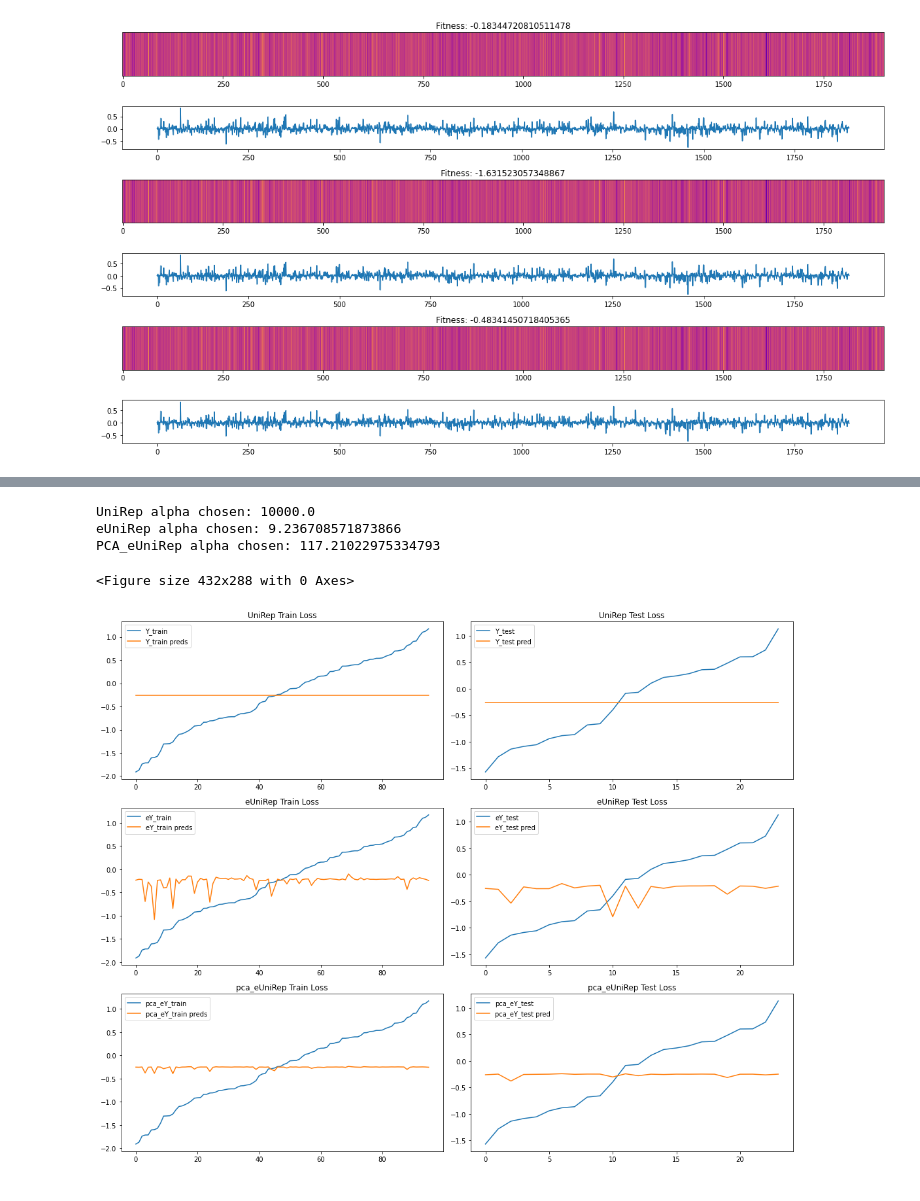
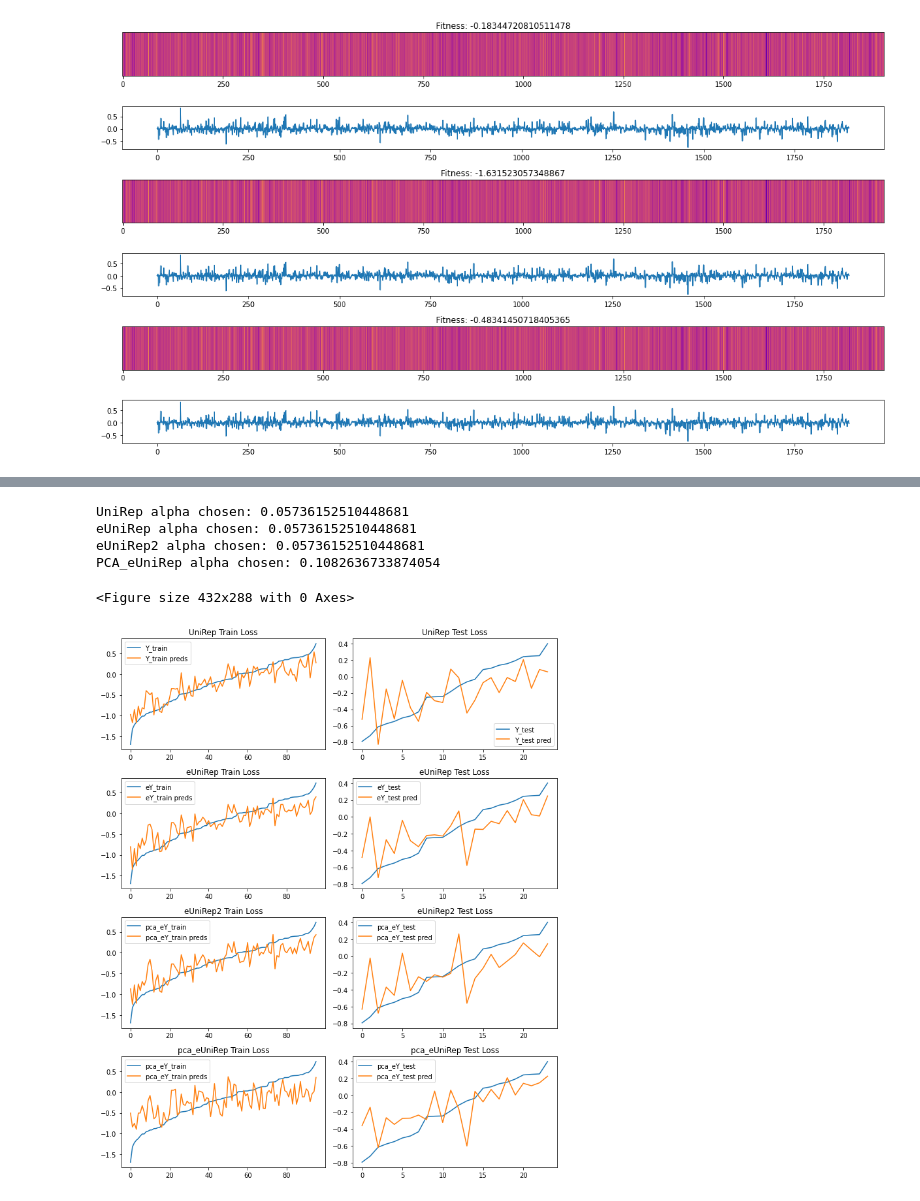
Before and after one commit to ivanjayapurna/low-n-protein-engineering, a Jupyter notebook: top_and_DE/2MS2_data_exploration.ipynb, the cells around one changed output, grey strips where cells are left out. Drawn from its saved outputs; the diff is of its cells as text; code cells hidden in the pictures.

```diff
--- a/top_and_DE/2MS2_data_exploration.ipynb
+++ b/top_and_DE/2MS2_data_exploration.ipynb
@@ -690,6 +689,6 @@ sns.scatterplot(
 # %%
 # How many PCA's do we need to keep to get >90% variance kept?
-N_COMPS=20
+N_COMPS=5
 
 # UNIREP:
 pca_N = PCA(n_components=N_COMPS)
@@ -884,9 +885,8 @@ plt.show()
 from sklearn.model_selection import train_test_split, KFold
 from sklearn.linear_model import RidgeCV
 # %%
-# turn ePCA_24 into a dataframe for use as X for top model training
-"""
-pca_eX_df = pd.DataFrame(epca_result_N, columns = [ 'pca' + str(j) for j in range(1, epca_result_N.shape[1] + 1) ])
+# turn ePCA_5 into a dataframe for use as X for top model training
+
+pca_eX_df = pd.DataFrame(epca_double_result_N, columns = [ 'pca' + str(j) for j in range(1, epca_double_result_N.shape[1] + 1) ])
 pca_eX_df.head()
-"""
 # %% [output]
@@ -894,32 +899,30 @@ pca_eX_df.head()
 # %%
 # randomly select subset of sequence as input data
 np.random.seed(42)
-rndperm = np.random.permutation(unirep_df.shape[0])
+rndperm = np.random.permutation(unirep_double_df.shape[0])
 
 # number of sequences per batch
 BATCH_SIZE = 120
 
-X = unirep_df.loc[rndperm[0:BATCH_SIZE], feat_cols]
+X = unirep_double_df.loc[rndperm[0:BATCH_SIZE], feat_cols]
+eX = eunirep_double_df.loc[rndperm[0:BATCH_SIZE], feat_cols]
+eX2 = eunirep2_double_df.loc[rndperm[0:BATCH_SIZE], feat_cols]
+pca_eX = pca_eX_df.loc[rndperm[0:BATCH_SIZE]]
 
-eX = eunirep_df.loc[rndperm[0:BATCH_SIZE], feat_cols]
-#pca_eX = pca_eX_df.loc[rndperm[0:BATCH_SIZE]] # UNCOMMENT THIS TO GET PCA PLOT BACK
-pca_eX = eunirep2_df.loc[rndperm[0:BATCH_SIZE], feat_cols] # TEMPORARILY PUT EUNIREP2 WHERE PCA SHOULD BE AS WAS TOO LAZY TO UPDATE PLOTTING.
-
-Y = unirep_df.loc[rndperm[0:BATCH_SIZE], "fitness"]
+Y = unirep_double_df.loc[rndperm[0:BATCH_SIZE], "fitness"]
 
 # train-test split for both
 X_train, X_test, Y_train, Y_test = train_test_split(X, Y, test_size=0.2, random_state=42)
-
 eX_train, eX_test, eY_train, eY_test = train_test_split(eX, Y, test_size=0.2, random_state=42)
+eX2_train, eX2_test, eY2_train, eY2_test = train_test_split(eX2, Y, test_size=0.2, random_state=42)
 pca_eX_train, pca_eX_test, pca_eY_train, pca_eY_test = train_test_split(pca_eX, Y, test_size=0.2, random_state=42)
-
 
 # ridge regression model setup
 kfold = KFold(n_splits=10, random_state=42, shuffle=True)
 
 model = RidgeCV(alphas=np.logspace(-4,4,30), cv=kfold)
-
 emodel = RidgeCV(alphas=np.logspace(-4,4,30), cv=kfold)
+emodel2 = RidgeCV(alphas=np.logspace(-4,4,30), cv=kfold)
 pca_emodel = RidgeCV(alphas=np.logspace(-4,4,30), cv=kfold)
 
 # UNCOMMENT THIS TO SEE ALL THE ALPHAS TESTED
@@ -931,15 +934,18 @@ model.fit(X_train, Y_train)
 print('UniRep alpha chosen:', str(model.alpha_))
 emodel.fit(eX_train, eY_train)
 print('eUniRep alpha chosen:', str(emodel.alpha_))
+emodel2.fit(eX2_train, eY2_train)
+print('eUniRep2 alpha chosen:', str(emodel2.alpha_))
 pca_emodel.fit(pca_eX_train, pca_eY_train)
 print('PCA_eUniRep alpha chosen:', str(pca_emodel.alpha_))
-
 
 # predict fitness to get train and test losses
 Y_train_preds = model.predict(X_train)
 Y_test_preds = model.predict(X_test)
 eY_train_preds = emodel.predict(eX_train)
 eY_test_preds = emodel.predict(eX_test)
+eY2_train_preds = emodel2.predict(eX2_train)
+eY2_test_preds = emodel2.predict(eX2_test)
 pca_eY_train_preds = pca_emodel.predict(pca_eX_train)
 pca_eY_test_preds = pca_emodel.predict(pca_eX_test)
 
@@ -947,50 +953,63 @@ train_loss = np.linalg.norm(Y_train_preds - Y_train)
 test_loss = np.linalg.norm(Y_test_preds - Y_test)
 etrain_loss = np.linalg.norm(eY_train_preds - eY_train)
 etest_loss = np.linalg.norm(eY_test_preds - eY_test)
+etrain2_loss = np.linalg.norm(eY2_train_preds - eY2_train)
+etest2_loss = np.linalg.norm(eY2_test_preds - eY2_test)
 pca_etrain_loss = np.linalg.norm(pca_eY_train_preds - pca_eY_train)
 pca_etest_loss = np.linalg.norm(pca_eY_test_preds - pca_eY_test)
 
 # plot train and test losses
 plt.clf()
-fig = plt.figure(figsize=(15,12))
+fig = plt.figure(figsize=(10,12))
 
-ax1 = fig.add_subplot(3,2,1, title="UniRep Train Loss")
+ax1 = fig.add_subplot(4,2,1, title="UniRep Train Loss")
 ax1.plot(np.arange(len(Y_train)), np.array(Y_train)[np.argsort(Y_train)])
 ax1.plot(np.arange(len(Y_train)), np.array(Y_train_preds)[np.argsort(Y_train)])
 ax1.legend(['Y_train','Y_train preds'])
 
-ax2 = fig.add_subplot(3,2,2, title="UniRep Test Loss")
+ax2 = fig.add_subplot(4,2,2, title="UniRep Test Loss")
 ax2.plot(np.arange(len(Y_test)), np.array(Y_test)[np.argsort(Y_test)])
 ax2.plot(np.arange(len(Y_test)), np.array(Y_test_preds)[np.argsort(Y_test)])
 ax2.legend(['Y_test','Y_test pred'])
 
-ax3 = fig.add_subplot(3,2,3, title="eUniRep Train Loss")
+ax3 = fig.add_subplot(4,2,3, title="eUniRep Train Loss")
 ax3.plot(np.arange(len(eY_train)), np.array(eY_train)[np.argsort(eY_train)])
 ax3.plot(np.arange(len(eY_train)), np.array(eY_train_preds)[np.argsort(eY_train)])
 ax3.legend(['eY_train','eY_train preds'])
 
-ax4 = fig.add_subplot(3,2,4, title="eUniRep Test Loss")
+ax4 = fig.add_subplot(4,2,4, title="eUniRep Test Loss")
 ax4.plot(np.arange(len(eY_test)), np.array(eY_test)[np.argsort(eY_test)])
 ax4.plot(np.arange(len(eY_test)), np.array(eY_test_preds)[np.argsort(eY_test)])
 ax4.legend(['eY_test','eY_test pred'])
 
-ax5 = fig.add_subplot(3,2,5, title="pca_eUniRep Train Loss")
-ax5.plot(np.arange(len(pca_eY_train)), np.array(pca_eY_train)[np.argsort(pca_eY_train)])
-ax5.plot(np.arange(len(pca_eY_train)), np.array(pca_eY_train_preds)[np.argsort(pca_eY_train)])
+ax5 = fig.add_subplot(4,2,5, title="eUniRep2 Train Loss")
+ax5.plot(np.arange(len(eY2_train)), np.array(eY2_train)[np.argsort(eY2_train)])
+ax5.plot(np.arange(len(eY2_train)), np.array(eY2_train_preds)[np.argsort(eY2_train)])
 ax5.legend(['pca_eY_train','pca_eY_train preds'])
 
-ax6 = fig.add_subplot(3,2,6, title="pca_eUniRep Test Loss")
-ax6.plot(np.arange(len(pca_eY_test)), np.array(pca_eY_test)[np.argsort(pca_eY_test)])
-ax6.plot(np.arange(len(pca_eY_test)), np.array(pca_eY_test_preds)[np.argsort(pca_eY_test)])
+ax6 = fig.add_subplot(4,2,6, title="eUniRep2 Test Loss")
+ax6.plot(np.arange(len(eY2_test)), np.array(eY2_test)[np.argsort(eY2_test)])
+ax6.plot(np.arange(len(eY2_test)), np.array(eY2_test_preds)[np.argsort(eY2_test)])
 ax6.legend(['pca_eY_test','pca_eY_test pred'])
+
+ax7 = fig.add_subplot(4,2,7, title="pca_eUniRep Train Loss")
+ax7.plot(np.arange(len(pca_eY_train)), np.array(pca_eY_train)[np.argsort(pca_eY_train)])
+ax7.plot(np.arange(len(pca_eY_train)), np.array(pca_eY_train_preds)[np.argsort(pca_eY_train)])
+ax7.legend(['pca_eY_train','pca_eY_train preds'])
+
+ax8 = fig.add_subplot(4,2,8, title="pca_eUniRep Test Loss")
+ax8.plot(np.arange(len(pca_eY_test)), np.array(pca_eY_test)[np.argsort(pca_eY_test)])
+ax8.plot(np.arange(len(pca_eY_test)), np.array(pca_eY_test_preds)[np.argsort(pca_eY_test)])
+ax8.legend(['pca_eY_test','pca_eY_test pred'])
 
 plt.tight_layout()
 plt.show()
 # %% [output]
-UniRep alpha chosen: 10000.0
-eUniRep alpha chosen: 9.236708571873866
-PCA_eUniRep alpha chosen: 117.21022975334793
+UniRep alpha chosen: 0.05736152510448681
+eUniRep alpha chosen: 0.05736152510448681
+eUniRep2 alpha chosen: 0.05736152510448681
+PCA_eUniRep alpha chosen: 0.1082636733874054
 <Figure size 432x288 with 0 Axes>
-[figure, old version]
+[figure, new version]
 # %% [markdown]
 ## Improvement over random sampling
```
Also changed, not shown: parts of 17 cells of this notebook.
